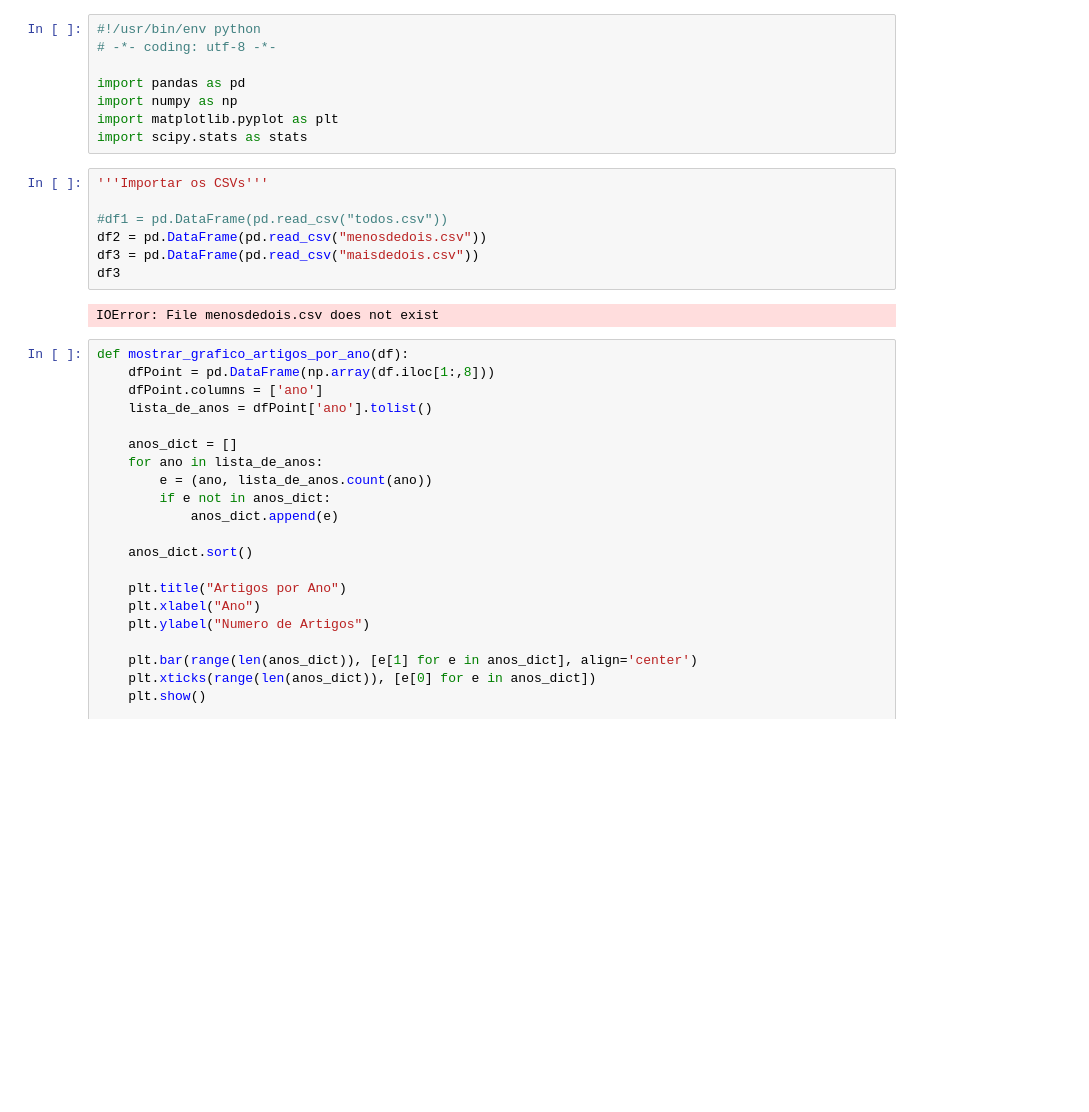
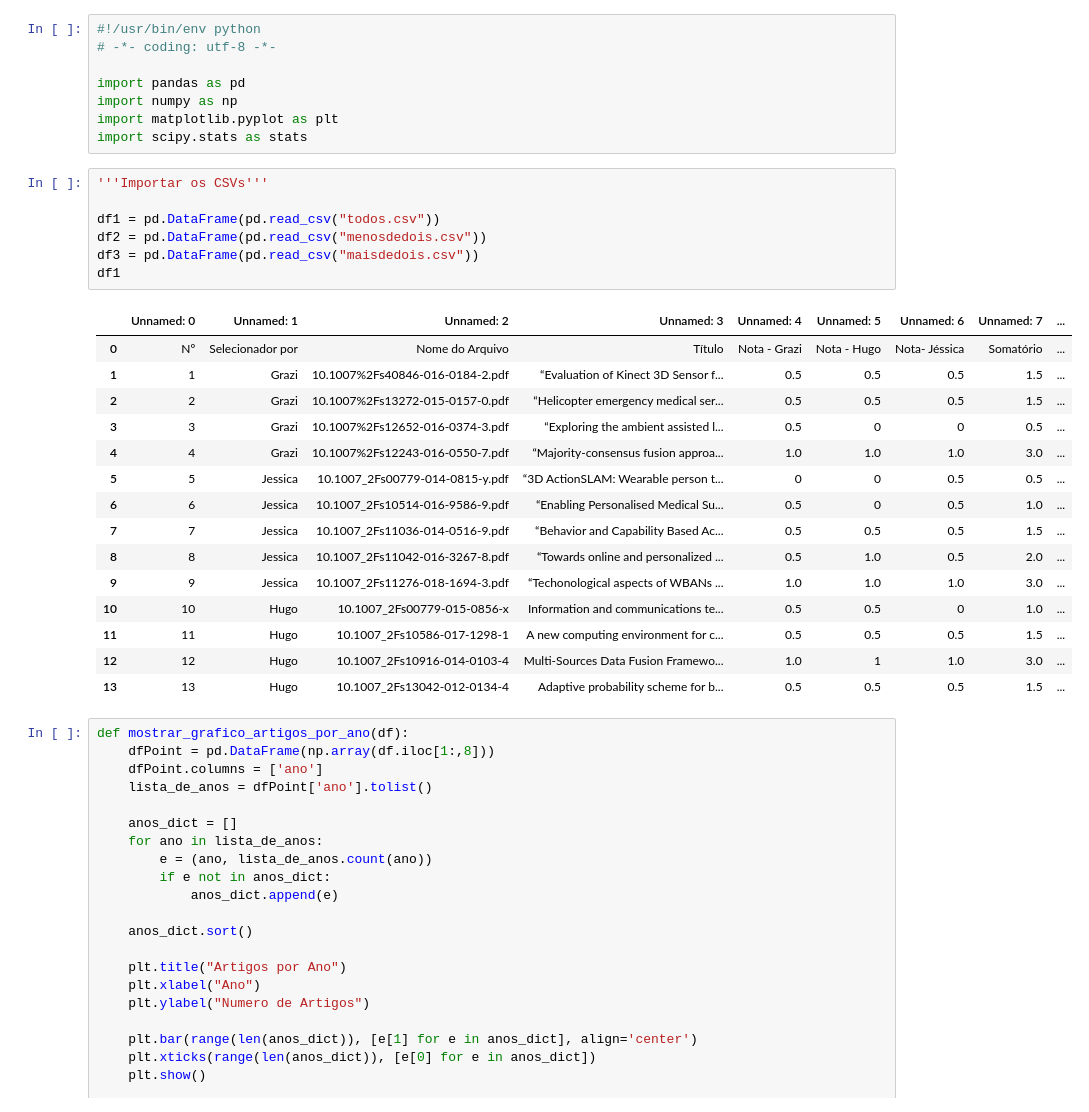
Before and after one commit to esponja92/codigoslr, a Jupyter notebook: SLR_Script.ipynb, the cells around one changed output. Cells and saved outputs as stored; diff of their text form; blank space fills up the shorter version.

```diff
--- a/SLR_Script.ipynb
+++ b/SLR_Script.ipynb
@@ -30,12 +30,26 @@ import scipy.stats as stats
 # %%
 '''Importar os CSVs'''
 
-#df1 = pd.DataFrame(pd.read_csv("todos.csv"))
+df1 = pd.DataFrame(pd.read_csv("todos.csv"))
 df2 = pd.DataFrame(pd.read_csv("menosdedois.csv"))
 df3 = pd.DataFrame(pd.read_csv("maisdedois.csv"))
-df3
+df1
 # %% [output]
-IOError: File menosdedois.csv does not exist
+|  | Unnamed: 0 | Unnamed: 1 | Unnamed: 2 | Unnamed: 3 | Unnamed: 4 | Unnamed: 5 | Unnamed: 6 | Unnamed: 7 | ... |
+| 0 | Nº | Selecionador por | Nome do Arquivo | Título | Nota - Grazi | Nota - Hugo | Nota- Jéssica | Somatório | ... |
+| 1 | 1 | Grazi | 10.1007%2Fs40846-016-0184-2.pdf | “Evaluation of Kinect 3D Sensor f... | 0.5 | 0.5 | 0.5 | 1.5 | ... |
+| 2 | 2 | Grazi | 10.1007%2Fs13272-015-0157-0.pdf | “Helicopter emergency medical ser... | 0.5 | 0.5 | 0.5 | 1.5 | ... |
+| 3 | 3 | Grazi | 10.1007%2Fs12652-016-0374-3.pdf | “Exploring the ambient assisted l... | 0.5 | 0 | 0 | 0.5 | ... |
+| 4 | 4 | Grazi | 10.1007%2Fs12243-016-0550-7.pdf | “Majority-consensus fusion approa... | 1.0 | 1.0 | 1.0 | 3.0 | ... |
+| 5 | 5 | Jessica | 10.1007_2Fs00779-014-0815-y.pdf | “3D ActionSLAM: Wearable person t... | 0 | 0 | 0.5 | 0.5 | ... |
+| 6 | 6 | Jessica | 10.1007_2Fs10514-016-9586-9.pdf | “Enabling Personalised Medical Su... | 0.5 | 0 | 0.5 | 1.0 | ... |
+| 7 | 7 | Jessica | 10.1007_2Fs11036-014-0516-9.pdf | “Behavior and Capability Based Ac... | 0.5 | 0.5 | 0.5 | 1.5 | ... |
+| 8 | 8 | Jessica | 10.1007_2Fs11042-016-3267-8.pdf | “Towards online and personalized ... | 0.5 | 1.0 | 0.5 | 2.0 | ... |
+| 9 | 9 | Jessica | 10.1007_2Fs11276-018-1694-3.pdf | “Techonological aspects of WBANs ... | 1.0 | 1.0 | 1.0 | 3.0 | ... |
+| 10 | 10 | Hugo | 10.1007_2Fs00779-015-0856-x | Information and communications te... | 0.5 | 0.5 | 0 | 1.0 | ... |
+| 11 | 11 | Hugo | 10.1007_2Fs10586-017-1298-1 | A new computing environment for c... | 0.5 | 0.5 | 0.5 | 1.5 | ... |
+| 12 | 12 | Hugo | 10.1007_2Fs10916-014-0103-4 | Multi-Sources Data Fusion Framewo... | 1.0 | 1 | 1.0 | 3.0 | ... |
+| 13 | 13 | Hugo | 10.1007_2Fs13042-012-0134-4 | Adaptive probability scheme for b... | 0.5 | 0.5 | 0.5 | 1.5 | ... |
 # %%
 def mostrar_grafico_artigos_por_ano(df):
     dfPoint = pd.DataFrame(np.array(df.iloc[1:,8]))
```
Also changed, not shown: parts of 3 cells of this notebook, 1 other file.
